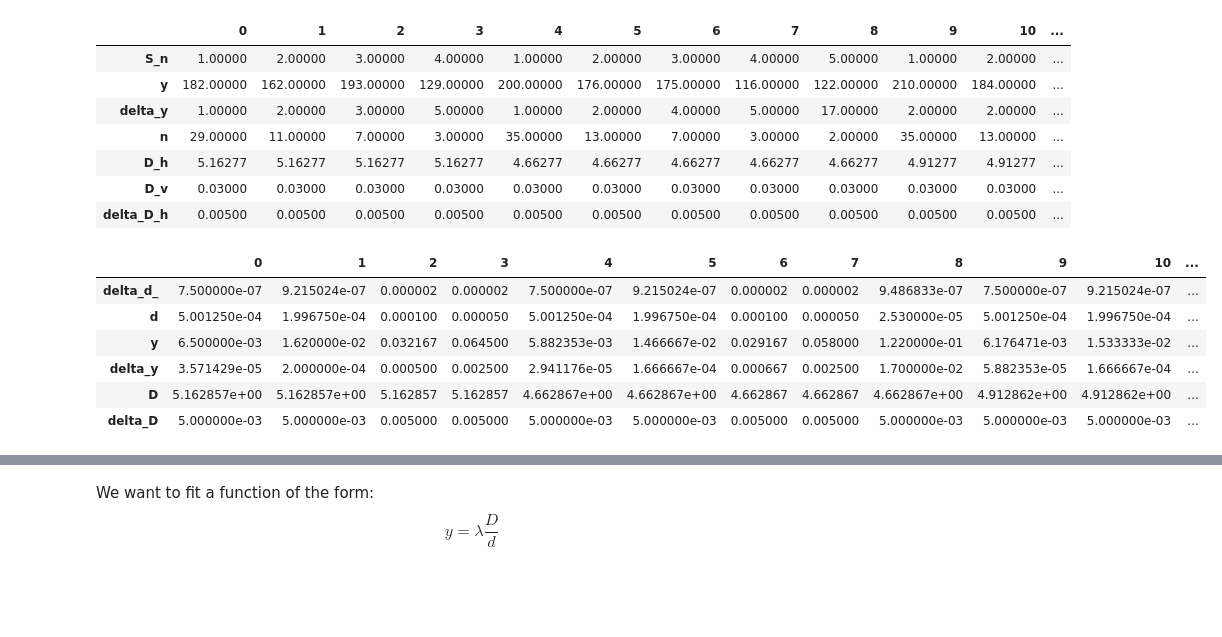
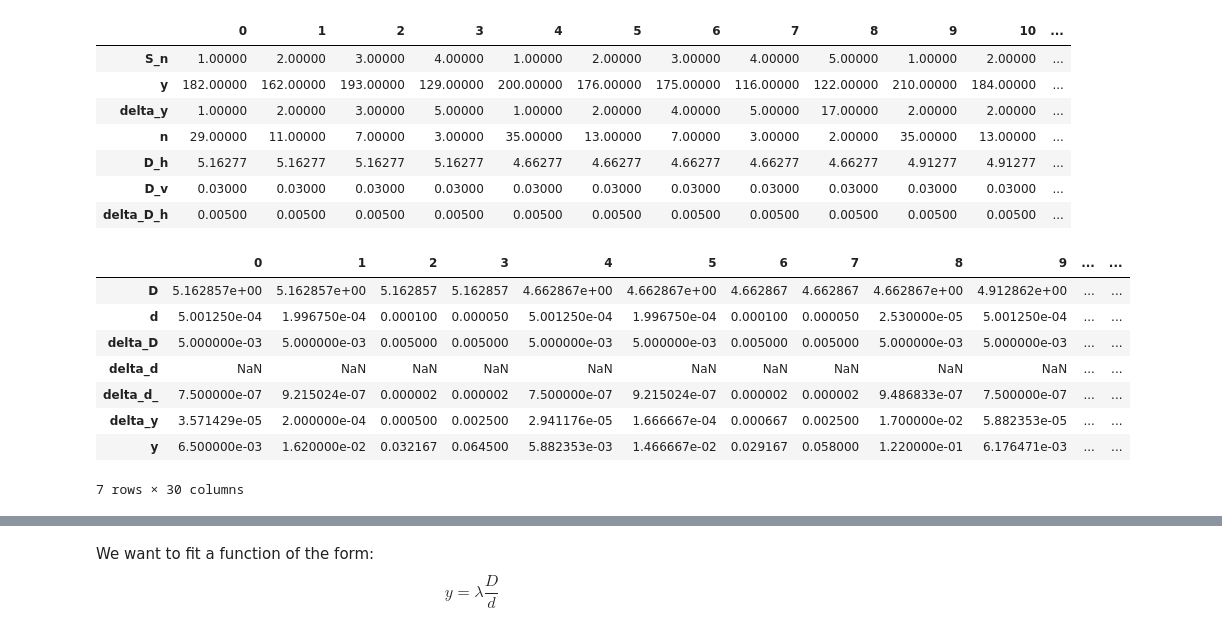
Before and after one commit to TomHodson/Notebooks, a Jupyter notebook: Extended investigation data analysis 2.ipynb, the cells around one changed output, grey strips where cells are left out. Drawn from its saved outputs; the diff is of its cells as text; code cells hidden in the pictures; blank space fills up the shorter version.

```diff
--- a/Extended investigation data analysis 2.ipynb
+++ b/Extended investigation data analysis 2.ipynb
@@ -143,40 +144,43 @@ day_1.T
 # %%
 #reformat the datasets a bit
 #put everything in meters
 def reformat(data):
     #look up the measured d value corresponding to each slit
     if "d" not in data:
         data.insert(0, "d", 1e-3 * np.array(widths['mean'][data.S_n]))
         data.insert(0, "delta_d_", 1e-3 * np.array(widths['std'][data.S_n]))
 
     if "S_n" in data: data = data.drop("S_n", axis = 1)
 
     #convert y to meters and divide by n -1
     if "n" in data:
         data.y = 1e-3 * data.y / (data.n - 1)
         data.delta_y = 1e-3 * data.delta_y / (data.n - 1)
         data = data.drop("n", axis = 1)
 
     #apply the horizontal correction and get rid of the extra columns
     if "D_h" in data:
         data["D"] = np.sqrt(data.D_h**2 + data.D_v**2)
         data["delta_D"] = data.delta_D_h
         data = data.drop(["D_h", "D_v", "delta_D_h"], axis = 1)
 
 
     return data
 
 day_1 = reformat(day_1)
 day_2 = reformat(day_2)
-day_1.T
+both = pd.concat([day_1,day_2])
+both.T
 # %% [output]
-|  | 0 | 1 | 2 | 3 | 4 | 5 | 6 | 7 | 8 | 9 | 10 | ... |
-| delta_d_ | 7.500000e-07 | 9.215024e-07 | 0.000002 | 0.000002 | 7.500000e-07 | 9.215024e-07 | 0.000002 | 0.000002 | 9.486833e-07 | 7.500000e-07 | 9.215024e-07 | ... |
-| d | 5.001250e-04 | 1.996750e-04 | 0.000100 | 0.000050 | 5.001250e-04 | 1.996750e-04 | 0.000100 | 0.000050 | 2.530000e-05 | 5.001250e-04 | 1.996750e-04 | ... |
-| y | 6.500000e-03 | 1.620000e-02 | 0.032167 | 0.064500 | 5.882353e-03 | 1.466667e-02 | 0.029167 | 0.058000 | 1.220000e-01 | 6.176471e-03 | 1.533333e-02 | ... |
-| delta_y | 3.571429e-05 | 2.000000e-04 | 0.000500 | 0.002500 | 2.941176e-05 | 1.666667e-04 | 0.000667 | 0.002500 | 1.700000e-02 | 5.882353e-05 | 1.666667e-04 | ... |
-| D | 5.162857e+00 | 5.162857e+00 | 5.162857 | 5.162857 | 4.662867e+00 | 4.662867e+00 | 4.662867 | 4.662867 | 4.662867e+00 | 4.912862e+00 | 4.912862e+00 | ... |
-| delta_D | 5.000000e-03 | 5.000000e-03 | 0.005000 | 0.005000 | 5.000000e-03 | 5.000000e-03 | 0.005000 | 0.005000 | 5.000000e-03 | 5.000000e-03 | 5.000000e-03 | ... |
+|  | 0 | 1 | 2 | 3 | 4 | 5 | 6 | 7 | 8 | 9 | ... | ... |
+| D | 5.162857e+00 | 5.162857e+00 | 5.162857 | 5.162857 | 4.662867e+00 | 4.662867e+00 | 4.662867 | 4.662867 | 4.662867e+00 | 4.912862e+00 | ... | ... |
+| d | 5.001250e-04 | 1.996750e-04 | 0.000100 | 0.000050 | 5.001250e-04 | 1.996750e-04 | 0.000100 | 0.000050 | 2.530000e-05 | 5.001250e-04 | ... | ... |
+| delta_D | 5.000000e-03 | 5.000000e-03 | 0.005000 | 0.005000 | 5.000000e-03 | 5.000000e-03 | 0.005000 | 0.005000 | 5.000000e-03 | 5.000000e-03 | ... | ... |
+| delta_d | NaN | NaN | NaN | NaN | NaN | NaN | NaN | NaN | NaN | NaN | ... | ... |
+| delta_d_ | 7.500000e-07 | 9.215024e-07 | 0.000002 | 0.000002 | 7.500000e-07 | 9.215024e-07 | 0.000002 | 0.000002 | 9.486833e-07 | 7.500000e-07 | ... | ... |
+| delta_y | 3.571429e-05 | 2.000000e-04 | 0.000500 | 0.002500 | 2.941176e-05 | 1.666667e-04 | 0.000667 | 0.002500 | 1.700000e-02 | 5.882353e-05 | ... | ... |
+| y | 6.500000e-03 | 1.620000e-02 | 0.032167 | 0.064500 | 5.882353e-03 | 1.466667e-02 | 0.029167 | 0.058000 | 1.220000e-01 | 6.176471e-03 | ... | ... |
+7 rows × 30 columns
 # %%
 def plot_single_slit(data, subtitle = ""):
     #split the data by the D value
```
Also changed, not shown: parts of 9 cells of this notebook, 8 other files.
